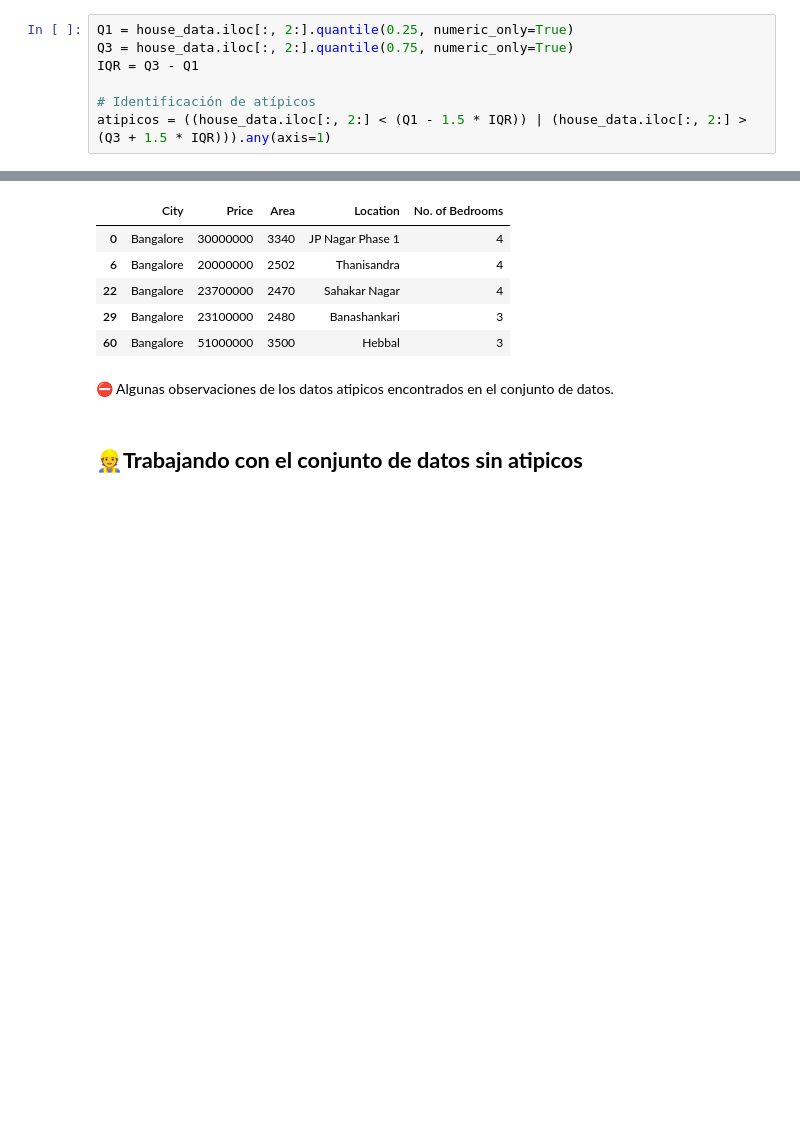
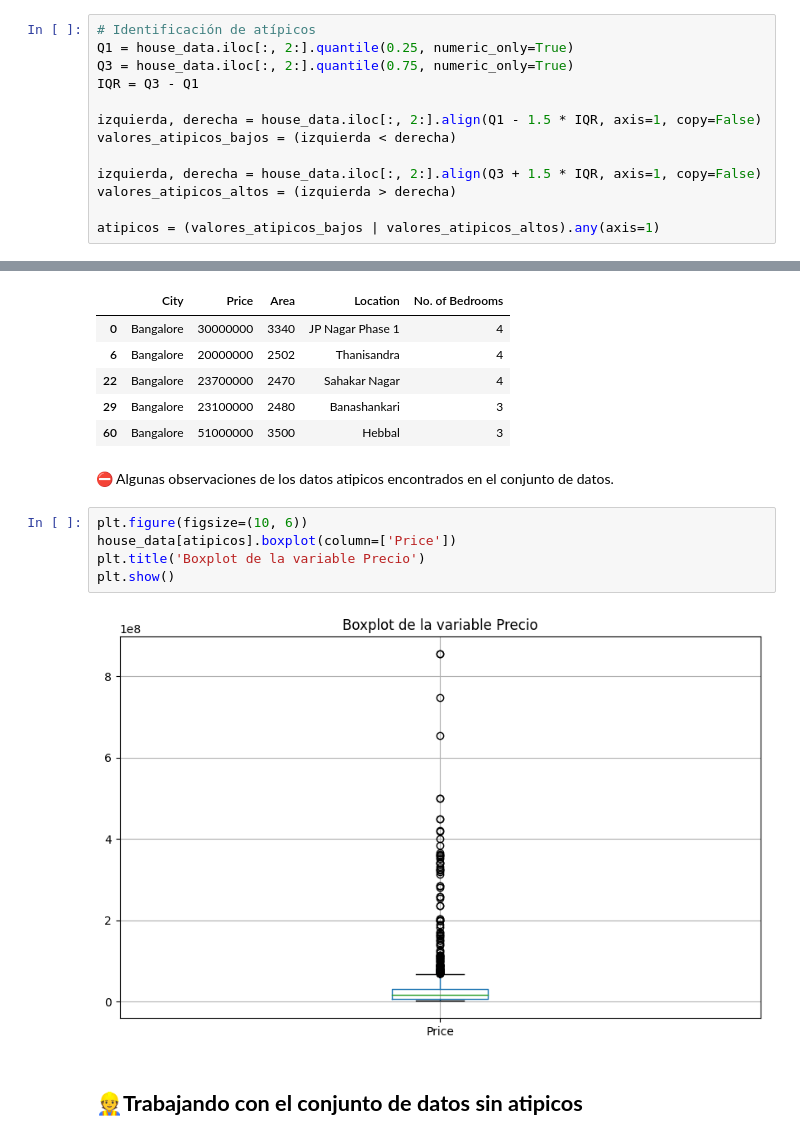
Before and after one commit to C0SS10/AI4ENG-II, a Jupyter notebook: House-Price-Predict.ipynb, the cells around one changed output, grey strips where cells are left out. Saved outputs shown, nothing was run; the diff lists cells and outputs as text; blank space fills up the shorter version.

Commit message:
Fix and Add code for atypical data

```diff
--- a/House-Price-Predict.ipynb
+++ b/House-Price-Predict.ipynb
@@ -163,12 +163,18 @@ plt.show()
 # %% [markdown]
 - 👀 Vemos que la variable precio tienes valores atipicos, esto es problematico para el modelo ya que puede generar interpretaciones engañosas.
 # %%
+# Identificación de atípicos
 Q1 = house_data.iloc[:, 2:].quantile(0.25, numeric_only=True)
 Q3 = house_data.iloc[:, 2:].quantile(0.75, numeric_only=True)
 IQR = Q3 - Q1
 
-# Identificación de atípicos
-atipicos = ((house_data.iloc[:, 2:] < (Q1 - 1.5 * IQR)) | (house_data.iloc[:, 2:] > (Q3 + 1.5 * IQR))).any(axis=1)
+izquierda, derecha = house_data.iloc[:, 2:].align(Q1 - 1.5 * IQR, axis=1, copy=False)
+valores_atipicos_bajos = (izquierda < derecha)
+
+izquierda, derecha = house_data.iloc[:, 2:].align(Q3 + 1.5 * IQR, axis=1, copy=False)
+valores_atipicos_altos = (izquierda > derecha)
+
+atipicos = (valores_atipicos_bajos | valores_atipicos_altos).any(axis=1)
 # %%
 atipicos.value_counts()
 # %% [output]
@@ -188,6 +194,13 @@ house_data[atipicos].head()
 | 60 | Bangalore | 51000000 | 3500 | Hebbal | 3 |
 # %% [markdown]
 ⛔ Algunas observaciones de los datos atipicos encontrados en el conjunto de datos.
+# %%
+plt.figure(figsize=(10, 6))
+house_data[atipicos].boxplot(column=['Price'])
+plt.title('Boxplot de la variable Precio')
+plt.show()
+# %% [output]
+[figure, added]
 # %% [markdown]
 ## **👷Trabajando con el conjunto de datos sin atipicos**
 # %%
```
Also changed, not shown: parts of 4 cells of this notebook.
